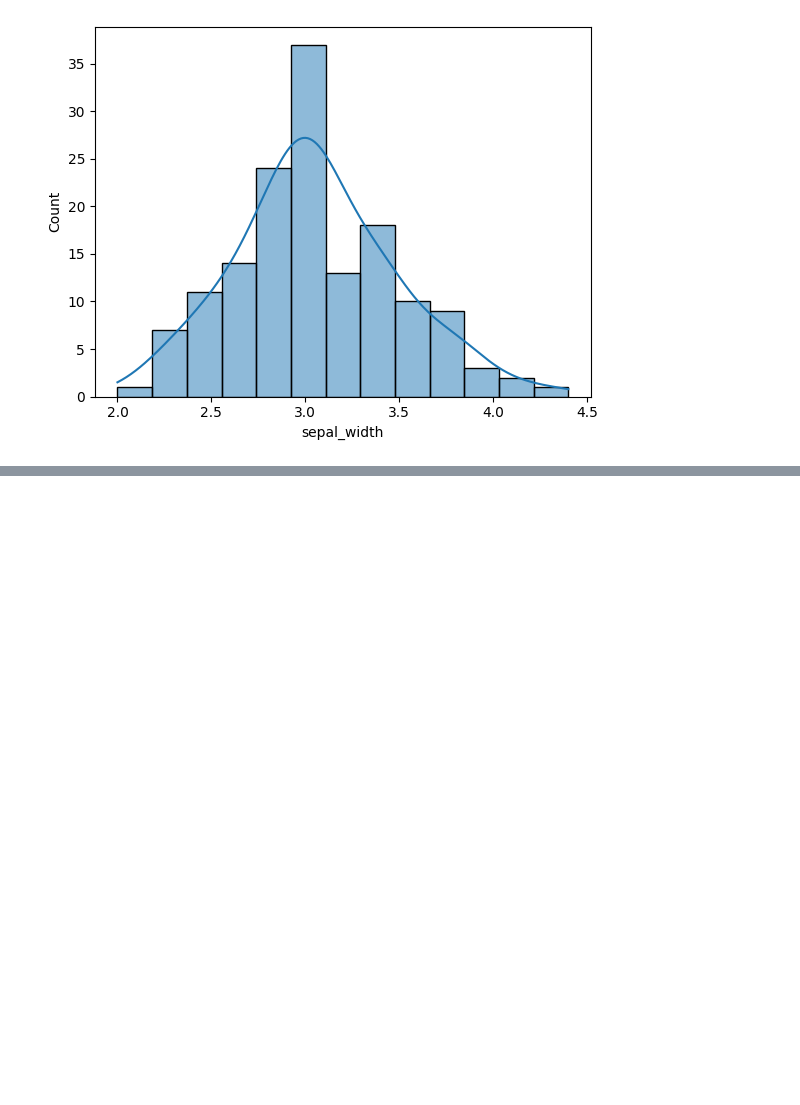
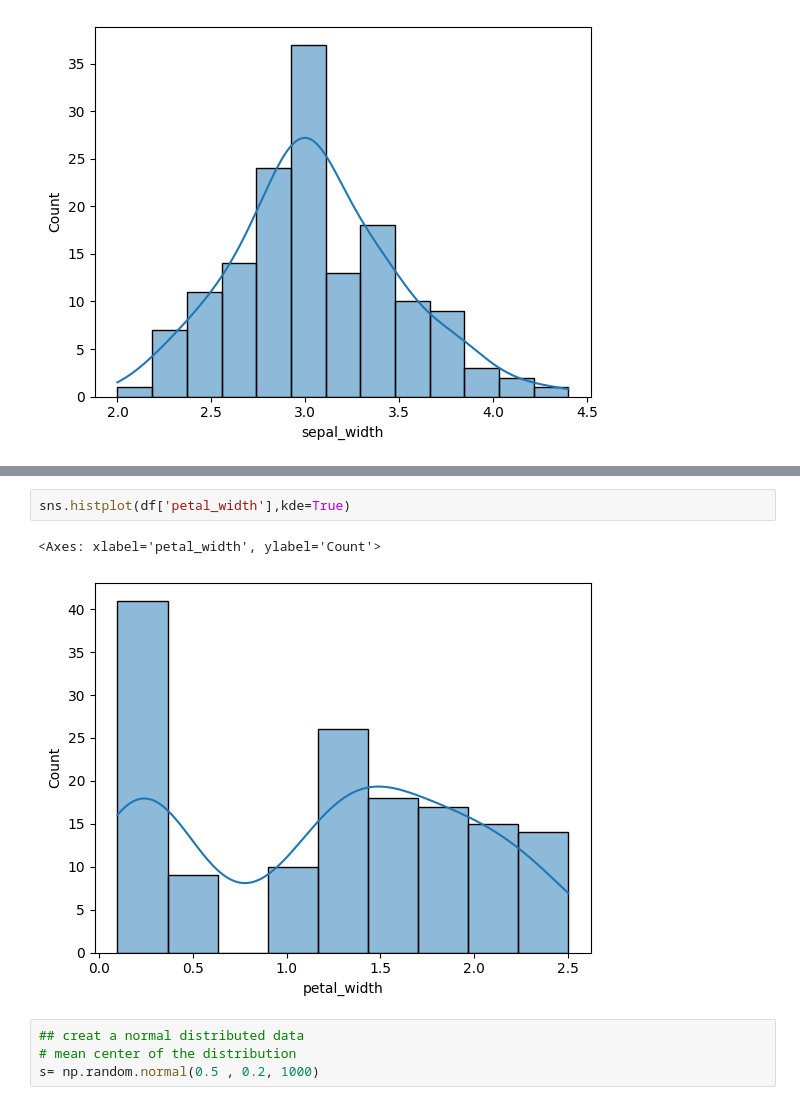
Before and after one commit to Dipak-Jagadale/Statistics, a Jupyter notebook: Measure of Central Tendency[Mean _Mode _Median].ipynb, the cells around one changed output, grey strips where cells are left out. Drawn from its saved outputs; the diff is of its cells as text; blank space fills up the shorter version.

```diff
--- a/Measure of Central Tendency[Mean _Mode _Median].ipynb
+++ b/Measure of Central Tendency[Mean _Mode _Median].ipynb
@@ -147,0 +149,9 @@ KeyError: 'petal_lenght'
+# %%
+sns.histplot(df['petal_width'],kde=True)
+# %% [output]
+<Axes: xlabel='petal_width', ylabel='Count'>
+[figure, added]
+# %%
+## creat a normal distributed data
+# mean center of the distribution
+s= np.random.normal(0.5 , 0.2, 1000)
```
Also changed, not shown: parts of 14 cells of this notebook.
